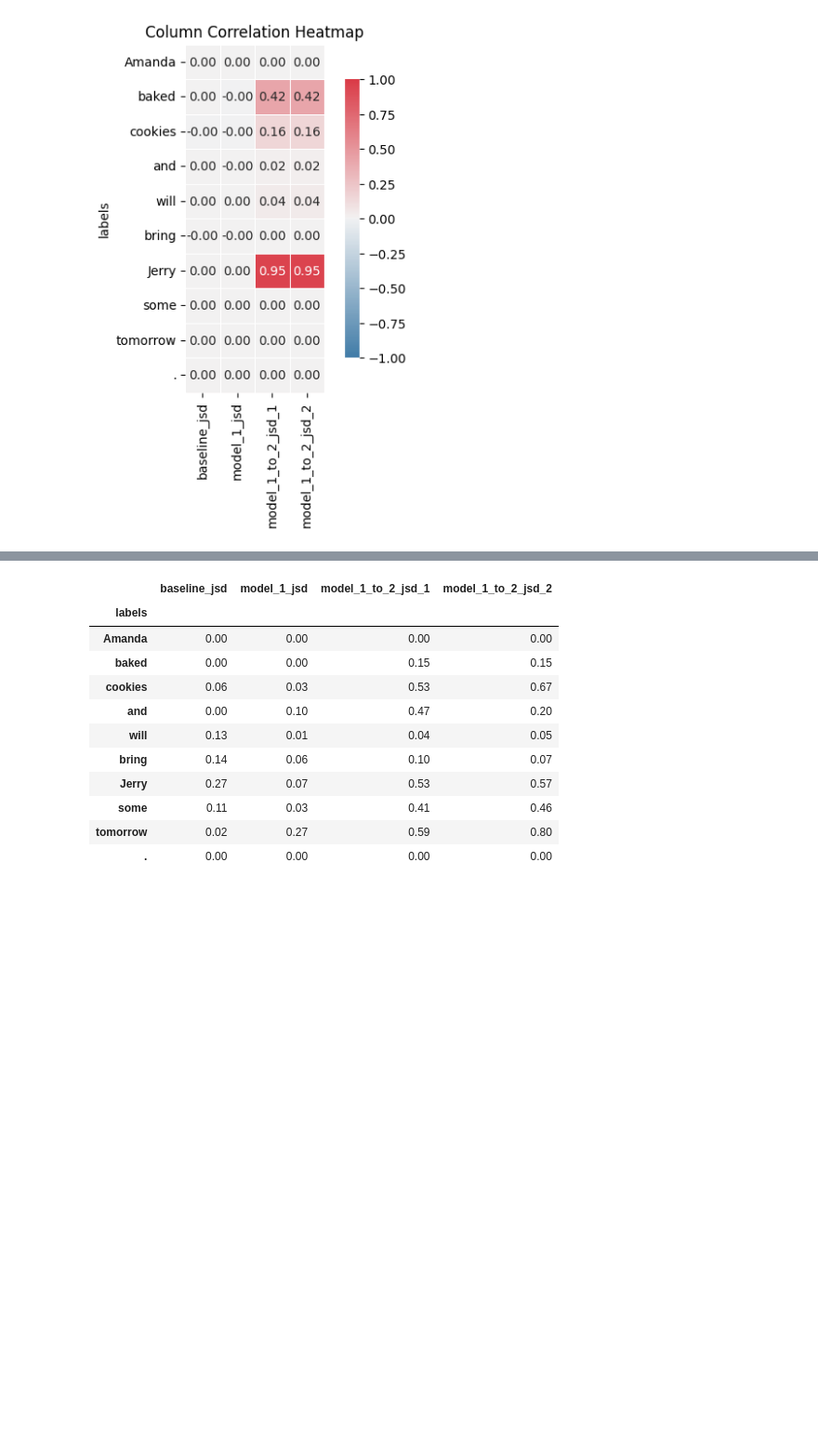
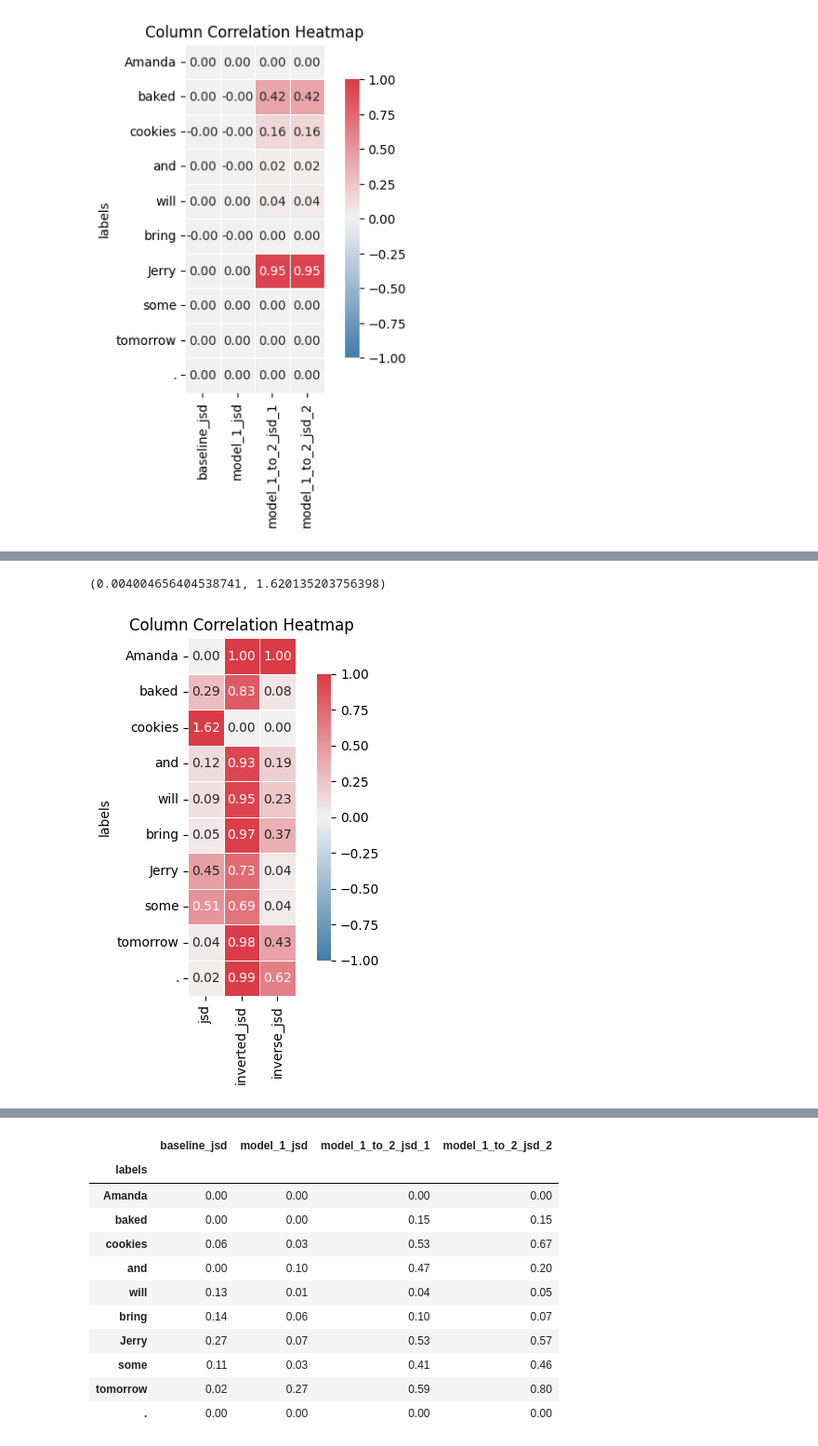
Before and after one commit to faizanahemad/prevent-memorisation, a Jupyter notebook: Investigate.ipynb, the cells around one changed output, grey strips where cells are left out. Shown at 93% size. Cells and saved outputs as stored; diff of their text form; code cells hidden in the pictures; blank space fills up the shorter version.

```diff
--- a/Investigate.ipynb
+++ b/Investigate.ipynb
@@ -722,0 +897,12 @@ plot_heatmap(model_model_jsd_comp[["baseline_jsd", "model_1_jsd", "model_1_to_2_
+# %%
+jsd = model_model_jsd_comp['model_1_to_2_jsd_1']
+max_jsd = jsd.max()
+min_jsd = jsd.min()
+min_jsd, max_jsd
+inverted_jsd = (max_jsd - jsd + min_jsd) / ( (max_jsd - min_jsd))
+inverse_jsd = 1. / (2*jsd + 0.05)
+inverse_jsd = (inverse_jsd - inverse_jsd.min()) / (inverse_jsd.max() - inverse_jsd.min())
+plot_heatmap(pd.DataFrame({"jsd": jsd, "inverted_jsd": inverted_jsd, "inverse_jsd": inverse_jsd}, index=df["labels"][:len(jsd)]))
+# %% [output]
+(0.004004656404538741, 1.620135203756398)
+[figure, added]
```
Also changed, not shown: parts of 9 cells of this notebook, 6 other files.
